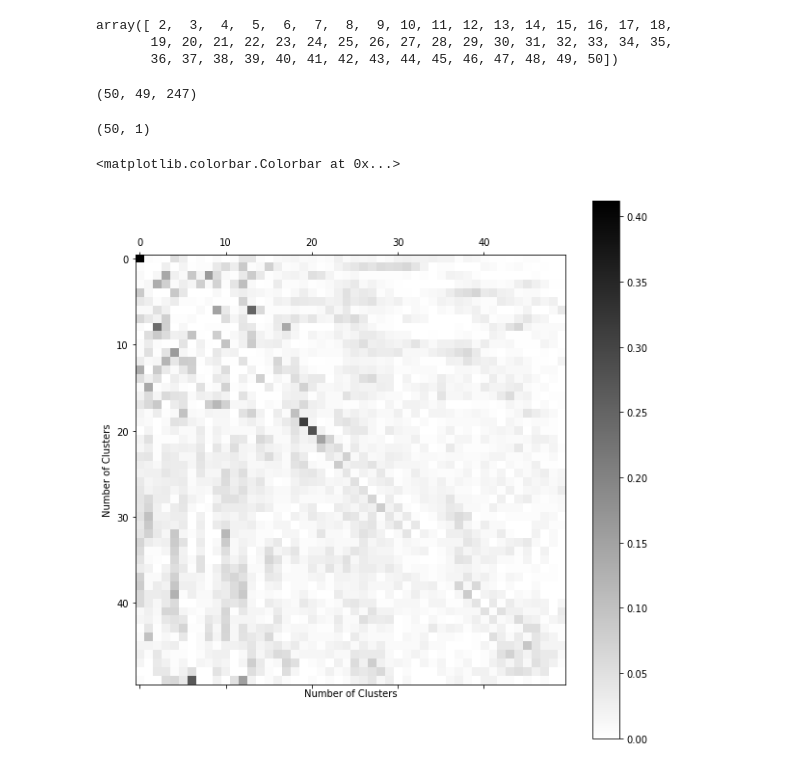
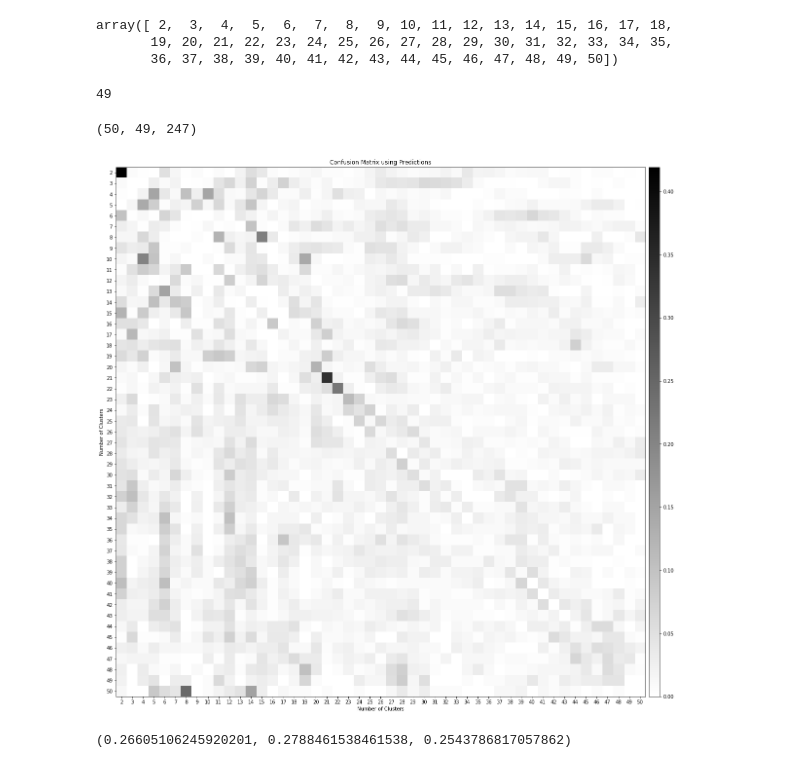
Before and after one commit to BouchardLab/ML_4_prec_prognosis, a Jupyter notebook: notebooks/sensitivity_specificity.ipynb, the cells around one changed output. Saved outputs shown, nothing was run; the diff lists cells and outputs as text; code cells hidden in the pictures.

Commit message:
working on roc curve

```diff
--- a/notebooks/sensitivity_specificity.ipynb
+++ b/notebooks/sensitivity_specificity.ipynb
@@ -20,5 +21,9 @@ cluster_sizes
 array([ 2,  3,  4,  5,  6,  7,  8,  9, 10, 11, 12, 13, 14, 15, 16, 17, 18,
        19, 20, 21, 22, 23, 24, 25, 26, 27, 28, 29, 30, 31, 32, 33, 34, 35,
        36, 37, 38, 39, 40, 41, 42, 43, 44, 45, 46, 47, 48, 49, 50])
+# %%
+len(cluster_sizes)
+# %% [output]
+49
 # %%
 predictions.shape
@@ -26,32 +32,26 @@ predictions.shape
 (50, 49, 247)
 # %%
 # Confusion Matrix
-csize = 50
-conf = np.zeros((50,csize,csize))
+csize = 49
+conf = np.zeros((predictions.shape[0],csize,csize))
 
-for i in range(50):
+for i in range(predictions.shape[0]):
     labs = list(map(int,labels[i,csize-2,:]))
     preds = list(map(int,predictions[i,csize-2,:]))
-
     for l,p in zip(labs, preds):
-        conf[i,l,p]+=1
+        conf[i,l,p] += 1
 
 new_conf = conf.mean(axis=0)
 new_conf = np.matrix((new_conf))
 denom = np.array(new_conf.sum(axis=1))
-print(denom.shape)
-new_denom = np.repeat(denom, csize,axis=1)
+
+new_denom = np.repeat(denom, csize, axis=1)
 this = new_conf/new_denom
 
-plt.rcParams['figure.figsize'] = 10, 10
-plt.matshow(this, cmap='gray_r')
-plt.xlabel('Number of Clusters')
-plt.ylabel('Number of Clusters')
-plt.colorbar()
+heatmap(this, cluster_sizes, cluster_sizes, xlab='Number of Clusters', ylab = 'Number of Clusters', title='Confusion Matrix using Predictions')
+plt.savefig('/Users/ahyeon/Desktop/activ misc/confusion_matrix.pdf')
 # %% [output]
-(50, 1)
-<matplotlib.colorbar.Colorbar at 0x...>
-[figure, old version]
+[figure, new version]
 # %%
 # Return true positive, true negative, false positive, false negative given a matrix, cluster number, and specified
 # size of matrix
@@ -81,0 +91,9 @@ def false_pos_rate(fp, tn):
+# %%
+tp, tn, fp, fn = confusion_matrix_values(this, 20, 50)
+f_score = fscore(tp, fp, fn)
+recall = true_pos_rate(tp, fn)
+preci = precision(tp, fp)
+
+f_score, recall, preci
+# %% [output]
+(0.26605106245920201, 0.2788461538461538, 0.2543786817057862)
```
Also changed, not shown: parts of 15 cells of this notebook.
